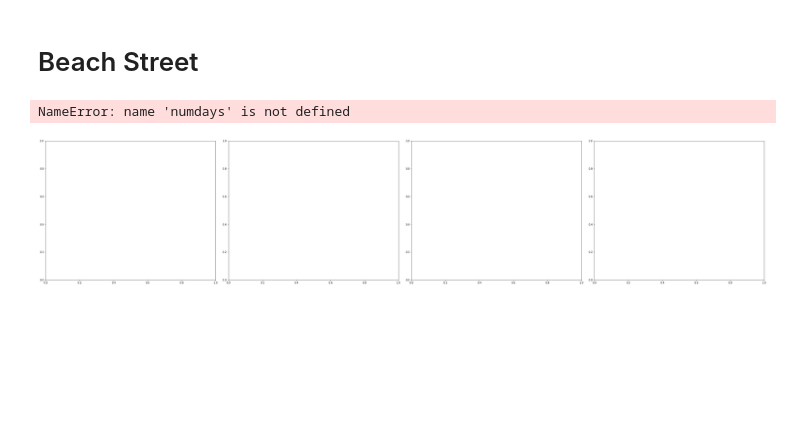
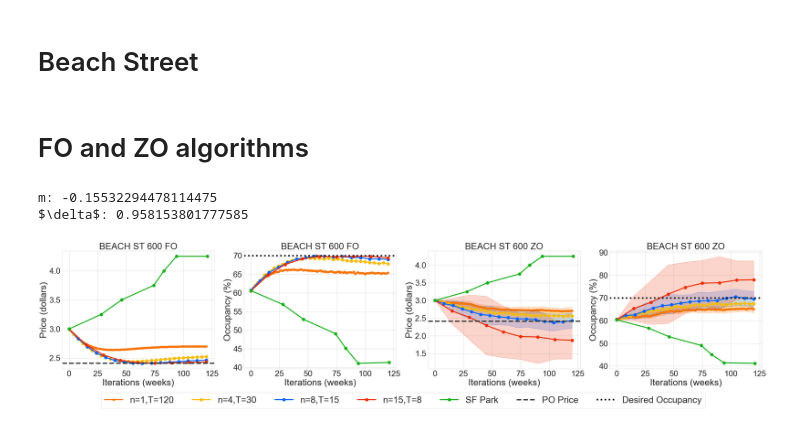
Before and after one commit to mitasray/dd-tv-learning, a Jupyter notebook: 00-ReproduceFigures.ipynb, the cells around one changed output. Drawn from its saved outputs; the diff is of its cells as text; code cells hidden in the pictures; blank space fills up the shorter version.

```diff
--- a/00-ReproduceFigures.ipynb
+++ b/00-ReproduceFigures.ipynb
@@ -30,4 +33,6 @@ df_beachst = df[(df.STREET_NAME==beach_street_name) & (df.PM_DISTRICT_NAME==beac
 assert df_beachst.AREA_TYPE.unique() == ["Pilot"]
 pre_occ_beach = df_beachst[(df_beachst['DAY_TYPE']=='weekday')]
 beach_blocks = find_block_nums(df_beachst, beach_street_name)
+# %% [markdown]
+# FO and ZO algorithms
 # %%
@@ -322,5 +327,6 @@ def fo_zo_plotter(street_name, blk, starting_rate=2.00, timewin=(1200,1400), pre
 # %%
-fo_zo_plotter(beach_street_name, 600, 3.00, pre_loaded_dataset=pre_occ_beach)    # beach street rates start at 3.00
+# data_600 = fo_zo_plotter(beach_street_name, 600, 3.00, pre_loaded_dataset=pre_occ_beach)    # beach street rates start at 3.00
 # %% [output]
-NameError: name 'numdays' is not defined
+m: -0.15532294478114475
+$\delta$: 0.958153801777585
-[figure, old version]
+[figure, new version]
```
Also changed, not shown: parts of 9 cells of this notebook, 2 other files.
